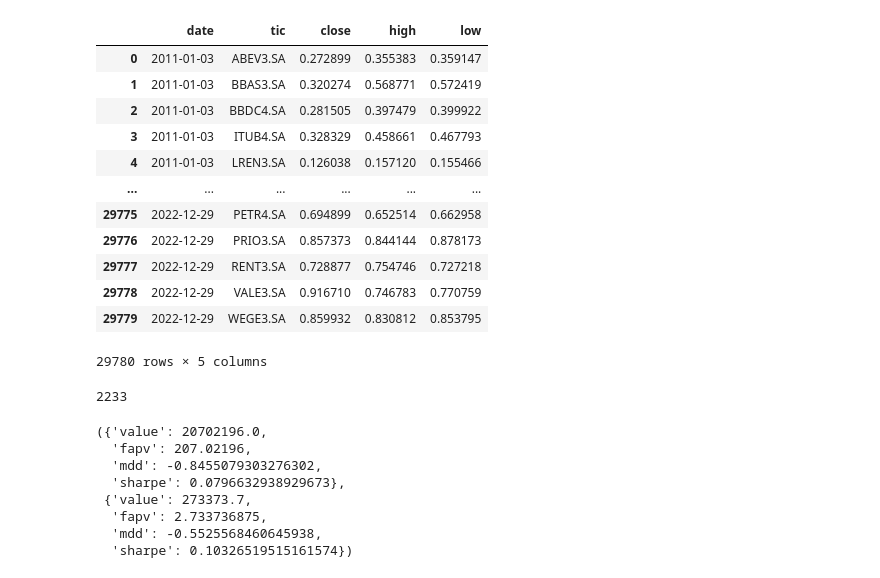
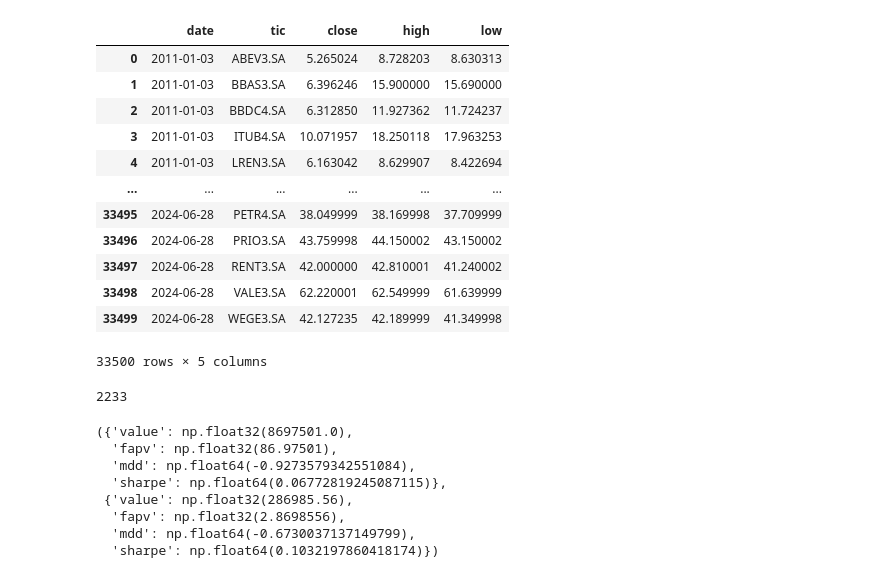
Before and after one commit to CaioSBC/RLPortfolio, a Jupyter notebook: examples/BR_stocks.ipynb, the cells around one changed output. Cells and saved outputs as stored; diff of their text form; code cells hidden in the pictures.

```diff
--- a/examples/BR_stocks.ipynb
+++ b/examples/BR_stocks.ipynb
@@ -24,8 +22,10 @@ TOP_NASDAQ = [
     "CMCSA", "INTC", "HBAN", "NVDA"
 ]
 
-bovespa_temporal = YahooDownloader(start_date = '2011-01-01',
-                                end_date = '2022-12-31',
-                                ticker_list = TOP_BRL).fetch_data()
+MARKET = "IBOVESPA"
+
+bovespa_temporal = pd.read_csv("{}_temporal_data.csv".format(MARKET))
+bovespa_temporal = bovespa_temporal[bovespa_temporal["tic"].isin(TOP_BRL)]
+
 bovespa_temporal
 # %% [output]
@@ -56,25 +45,25 @@ Shape of DataFrame:  (29780, 8)
 # %%
 from rlportfolio.data import GroupByScaler
 
 df_portfolio = bovespa_temporal[["date", "tic", "close", "high", "low"]]
 
-df_portfolio = GroupByScaler(columns = ["close", "high", "low"], by="tic").fit_transform(df_portfolio)
+# df_portfolio = GroupByScaler(columns = ["close", "high", "low"], by="tic").fit_transform(df_portfolio)
 
 df_portfolio
 # %% [output]
 |  | date | tic | close | high | low |
-| 0 | 2011-01-03 | ABEV3.SA | 0.272899 | 0.355383 | 0.359147 |
-| 1 | 2011-01-03 | BBAS3.SA | 0.320274 | 0.568771 | 0.572419 |
-| 2 | 2011-01-03 | BBDC4.SA | 0.281505 | 0.397479 | 0.399922 |
-| 3 | 2011-01-03 | ITUB4.SA | 0.328329 | 0.458661 | 0.467793 |
-| 4 | 2011-01-03 | LREN3.SA | 0.126038 | 0.157120 | 0.155466 |
+| 0 | 2011-01-03 | ABEV3.SA | 5.265024 | 8.728203 | 8.630313 |
+| 1 | 2011-01-03 | BBAS3.SA | 6.396246 | 15.900000 | 15.690000 |
+| 2 | 2011-01-03 | BBDC4.SA | 6.312850 | 11.927362 | 11.724237 |
+| 3 | 2011-01-03 | ITUB4.SA | 10.071957 | 18.250118 | 17.963253 |
+| 4 | 2011-01-03 | LREN3.SA | 6.163042 | 8.629907 | 8.422694 |
 | ... | ... | ... | ... | ... | ... |
-| 29775 | 2022-12-29 | PETR4.SA | 0.694899 | 0.652514 | 0.662958 |
-| 29776 | 2022-12-29 | PRIO3.SA | 0.857373 | 0.844144 | 0.878173 |
-| 29777 | 2022-12-29 | RENT3.SA | 0.728877 | 0.754746 | 0.727218 |
-| 29778 | 2022-12-29 | VALE3.SA | 0.916710 | 0.746783 | 0.770759 |
-| 29779 | 2022-12-29 | WEGE3.SA | 0.859932 | 0.830812 | 0.853795 |
+| 33495 | 2024-06-28 | PETR4.SA | 38.049999 | 38.169998 | 37.709999 |
+| 33496 | 2024-06-28 | PRIO3.SA | 43.759998 | 44.150002 | 43.150002 |
+| 33497 | 2024-06-28 | RENT3.SA | 42.000000 | 42.810001 | 41.240002 |
+| 33498 | 2024-06-28 | VALE3.SA | 62.220001 | 62.549999 | 61.639999 |
+| 33499 | 2024-06-28 | WEGE3.SA | 42.127235 | 42.189999 | 41.349998 |
-29780 rows × 5 columns
+33500 rows × 5 columns
 # %%
 df_portfolio_train = df_portfolio[(df_portfolio["date"] >= "2011-01-01") & (df_portfolio["date"] < "2019-12-31")]
 df_portfolio_test = df_portfolio[(df_portfolio["date"] >= "2019-10-16") & (df_portfolio["date"] < "2020-12-31")]
@@ -121,16 +109,16 @@ algo = EpisodicPolicyGradient(
     device=device
 )
 # %%
-algo.train(episodes=120, val_period=10, val_gradient_steps=30, val_env=environment_test)
+algo.train(episodes=120, val_period=10, val_gradient_steps=90, val_sample_bias=0.05, val_lr=5e-4, val_env=environment_test)
 # %% [output]
-({'value': 20702196.0,
-  'fapv': 207.02196,
-  'mdd': -0.8455079303276302,
-  'sharpe': 0.0796632938929673},
- {'value': 273373.7,
-  'fapv': 2.733736875,
-  'mdd': -0.5525568460645938,
-  'sharpe': 0.10326519515161574})
+({'value': np.float32(8697501.0),
+  'fapv': np.float32(86.97501),
+  'mdd': np.float64(-0.9273579342551084),
+  'sharpe': np.float64(0.06772819245087115)},
+ {'value': np.float32(286985.56),
+  'fapv': np.float32(2.8698556),
+  'mdd': np.float64(-0.6730037137149799),
+  'sharpe': np.float64(0.1032197860418174)})
 # %%
 torch.save(algo.train_policy.state_dict(), "policy_BR.pt")
 # %%
```
Also changed, not shown: parts of 3 cells of this notebook, 5 other files.
